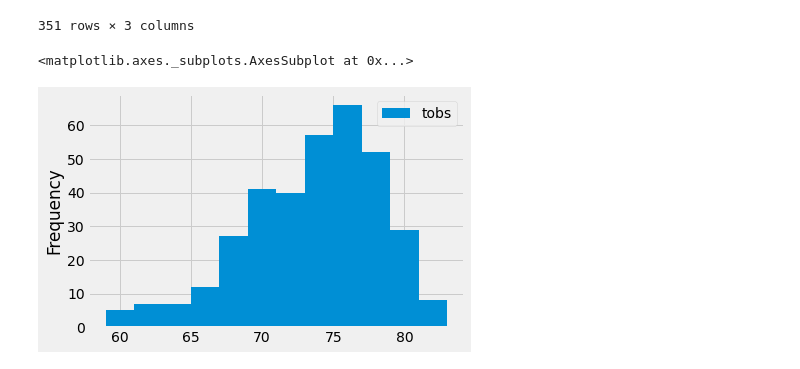
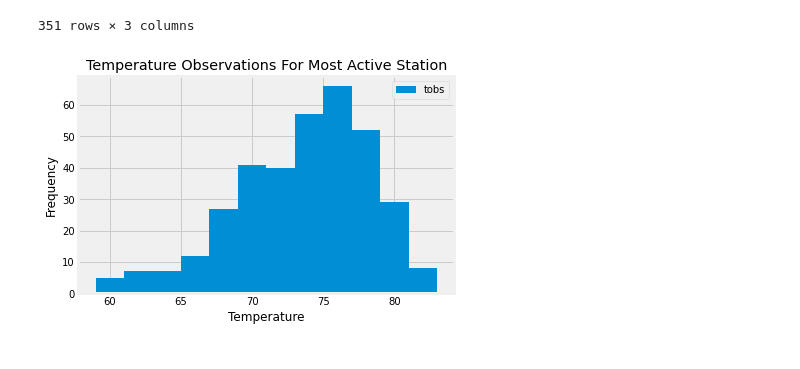
Before and after one commit to aespinosa49/sqlalchemy-challenge, a Jupyter notebook: Climate_Analysis.ipynb, the cells around one changed output. Drawn from its saved outputs; the diff is of its cells as text; code cells hidden in the pictures.

```diff
--- a/Climate_Analysis.ipynb
+++ b/Climate_Analysis.ipynb
@@ -164,7 +167,9 @@ TOBS
 # %%
 #Plot the results as a histogram with bins=12
 TOBS.set_index('date')
 TOBS.plot.hist(bins=12)
+plt.title('Temperature Observations For Most Active Station')
+plt.xlabel('Temperature')
+plt.show()
 # %% [output]
-<matplotlib.axes._subplots.AxesSubplot at 0x...>
-[figure, old version]
+[figure, new version]
```
Also changed, not shown: parts of 1 cell of this notebook, 1 other file.
